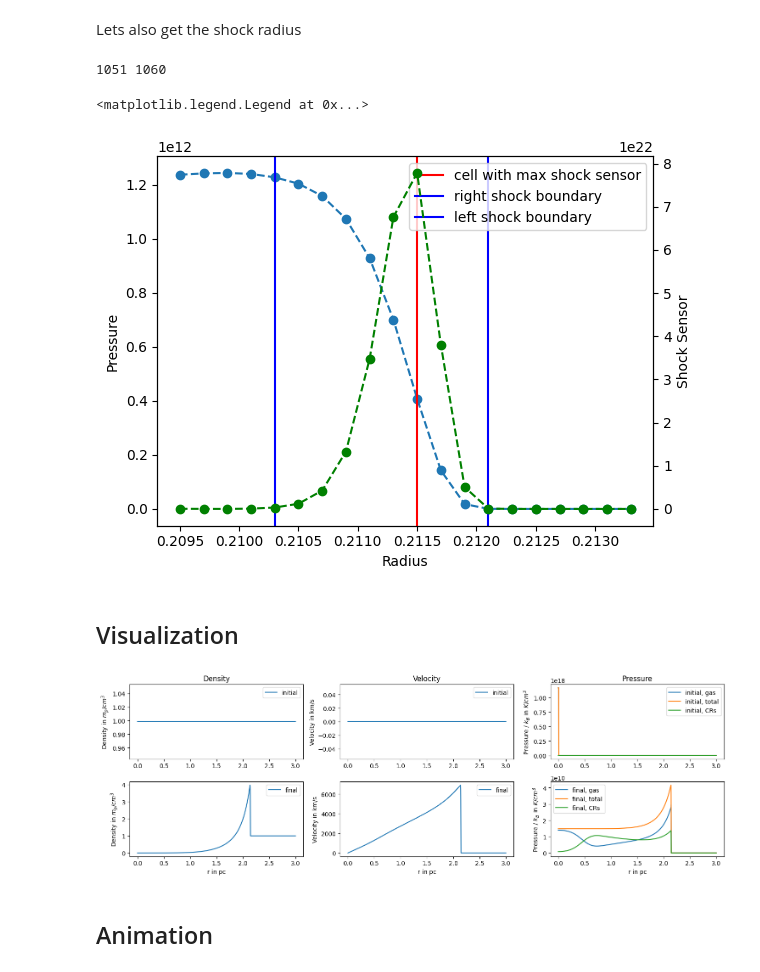
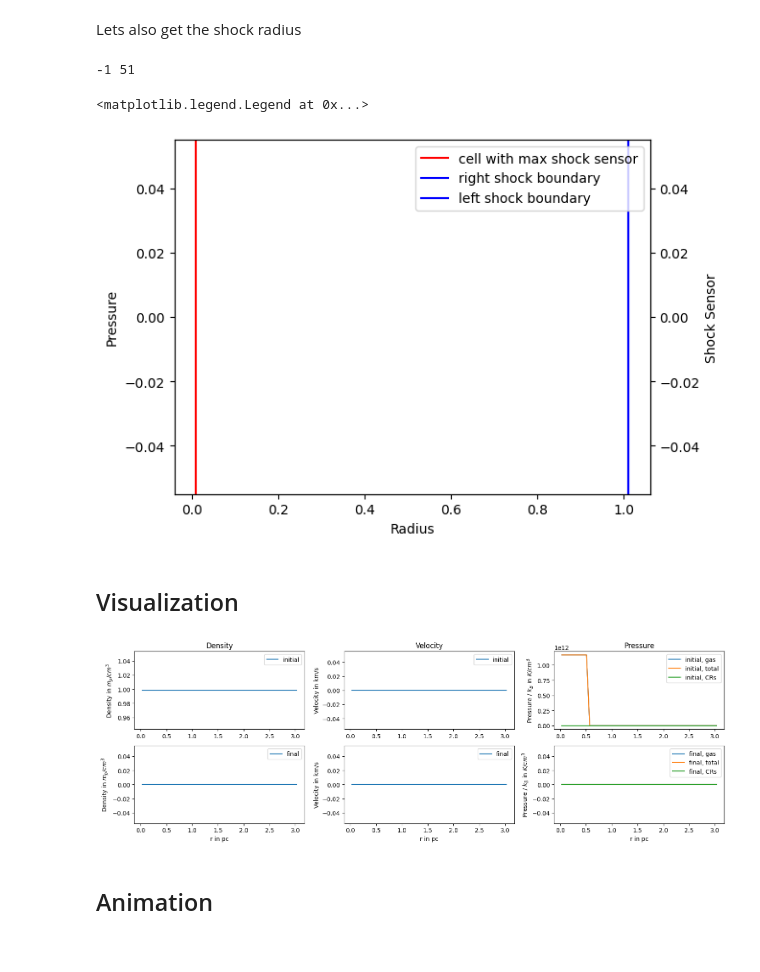
Before and after one commit to leo1200/jf1uids, a Jupyter notebook: notebooks/cosmic_rays/sedov_crs.ipynb, the cells around one changed output. Drawn from its saved outputs; the diff is of its cells as text; code cells hidden in the pictures.

```diff
--- a/notebooks/cosmic_rays/sedov_crs.ipynb
+++ b/notebooks/cosmic_rays/sedov_crs.ipynb
@@ -46,7 +47,7 @@ config = SimulationConfig(
 
 
     # ====== RESOLUTION =======
-    num_cells = 5001,
+    num_cells = 51,
     # =========================
 
 
@@ -96,7 +97,7 @@ params = SimulationParams(
     t_end = (100 * u.yr).to(code_units.code_time).value,
     cosmic_ray_params = CosmicRayParams(
         diffusive_shock_acceleration_start_time = (0.01 * u.yr).to(code_units.code_time).value,
-        diffusive_shock_acceleration_efficiency = 0.1
+        diffusive_shock_acceleration_efficiency = 0.5
     )
 )
 # %% [markdown]
@@ -215,28 +216,28 @@ Lets also get the shock radius
 # %%
 from jf1uids.shock_finder.shock_finder import find_shock_zone, shock_sensor
 
 shock_index = jnp.argmax(shock_sensor(final_state[registered_variables.pressure_index]))
 
-shock_index_right, shock_index_left = find_shock_zone(final_state[registered_variables.pressure_index])
+max_shock_index, shock_index_right, shock_index_left = find_shock_zone(final_state, registered_variables)
 
 print(shock_index_right, shock_index_left)
 
 ax1 = plt.gca()
 ax1.plot(helper_data.geometric_centers[shock_index - 10:shock_index + 10], final_state[registered_variables.pressure_index, shock_index - 10:shock_index + 10], "o--")
 # mark vertical line at the shock
 ax2 = plt.gca().twinx()
 ax2.plot(helper_data.geometric_centers[shock_index - 10:shock_index + 10], shock_sensor(final_state[registered_variables.pressure_index])[shock_index - 10:shock_index + 10], "o--", color='green')
 ax2.set_ylabel('Shock Sensor')
 ax1.axvline(helper_data.geometric_centers[shock_index], color='red', label='cell with max shock sensor')
 ax1.axvline(helper_data.geometric_centers[shock_index_right], color='blue', label='right shock boundary')
 ax1.axvline(helper_data.geometric_centers[shock_index_left], color='blue', label='left shock boundary')
 ax1.set_ylabel('Pressure')
 ax1.set_xlabel('Radius')
 ax1.legend(loc = 'upper right')
 # %% [output]
-1051 1060
+-1 51
 <matplotlib.legend.Legend at 0x...>
-[figure, old version]
+[figure, new version]
 # %% [markdown]
 ## Visualization
 # %%
@@ -279,7 +280,7 @@ axs[1, 2].legend()
 
 plt.tight_layout()
 # %% [output]
-[figure, old version]
+[figure, new version]
 # %% [markdown]
 ## Animation
 # %%
```
Also changed, not shown: parts of 1 cell of this notebook, 10 other files.
